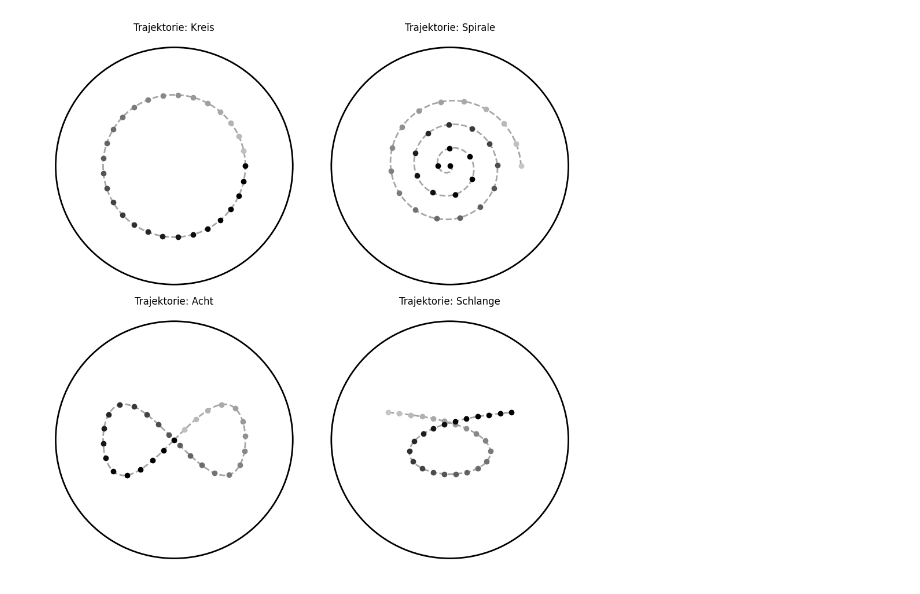
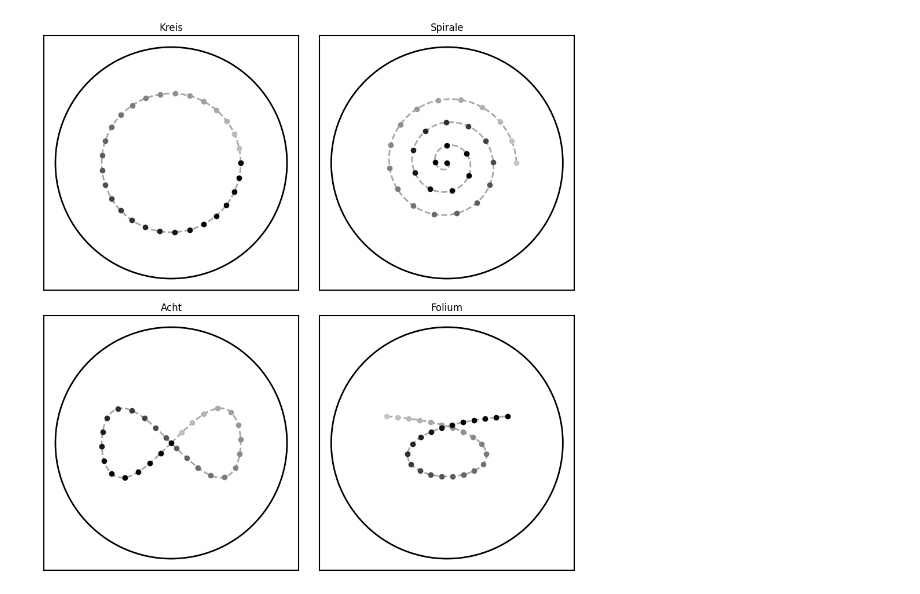
Before and after one commit to Peer076/Master-Thesis-EIT, a Jupyter notebook: Traj_plot.ipynb, the cells around one changed output. Cells and saved outputs as stored; diff of their text form; code cells hidden in the pictures.

```diff
--- a/Traj_plot.ipynb
+++ b/Traj_plot.ipynb
@@ -12,7 +12,7 @@ from matplotlib.colors import Normalize
 # %%
 def create_figure_with_trajectories(trajectories, Nsteps, radius, path_radius):
     """
-    Create a figure showing trajectories with example points and circles
+    Create a figure showing trajectories with example points, circles, and frames
 
     Parameters:
     trajectories (list): List of trajectory types to plot
@@ -22,7 +22,7 @@ def create_figure_with_trajectories(trajectories, Nsteps, radius, path_radius):
     """
     # Create 2x2 subplot layout with uniform spacing
     fig = plt.figure(figsize=(12, 12))  # Make figure square
-    gs = plt.GridSpec(2, 2, figure=fig, wspace=0.05, hspace=0.05)  # Uniform small spacing
+    gs = plt.GridSpec(2, 2, figure=fig, wspace=0.05, hspace=0.1)  # Uniform small spacing
     axes = [fig.add_subplot(gs[i]) for i in range(4)]
 
     # Find global plot limits
@@ -67,42 +67,41 @@ def create_figure_with_trajectories(trajectories, Nsteps, radius, path_radius):
                            linewidth=2, linestyle='-')
         ax.add_patch(unit_circle)
 
-        # Remove frames
-        ax.spines['top'].set_visible(False)
-        ax.spines['right'].set_visible(False)
-        ax.spines['bottom'].set_visible(False)
-        ax.spines['left'].set_visible(False)
+        # Show all spines (frames)
+        for spine in ax.spines.values():
+            spine.set_visible(True)
+            spine.set_linewidth(1.5)  # Make frames slightly thicker
+            spine.set_color('black')  # Set frame color to black
 
         # Set axis properties
         ax.set_aspect('equal')
-        ax.set_title(f'Trajektorie: {traj}')
+        ax.set_title(f'{traj}')
 
         # Remove tick labels and ticks
         ax.set_xticks([])
         ax.set_yticks([])
 
         # Set axis limits
         ax.set_xlim(global_min_x, global_max_x)
         ax.set_ylim(global_min_y, global_max_y)
 
     return fig
 
 # Example usage:
 import os
-
 # Create 'Abbildung' directory if it doesn't exist
 if not os.path.exists('Abbildungen'):
     os.makedirs('Abbildungen')
 
-trajectories = ["Kreis", "Spirale", "Acht", "Schlange"]
+trajectories = ["Kreis", "Spirale", "Acht", "Folium"]
 Nsteps = 2000
 radius = 0.0
 path_radius = 0.6
+
 fig = create_figure_with_trajectories(trajectories, Nsteps, radius, path_radius)
-
 # Save in 'Abbildungen' directory
 save_path = os.path.join('Abbildungen', 'trajectory_visualization.pdf')
 plt.savefig(save_path, format='pdf', dpi=300, bbox_inches='tight')
 plt.show()
 # %% [output]
-[figure, old version]
+[figure, new version]
```
Also changed, not shown: parts of 3 cells of this notebook, 4 other files.
